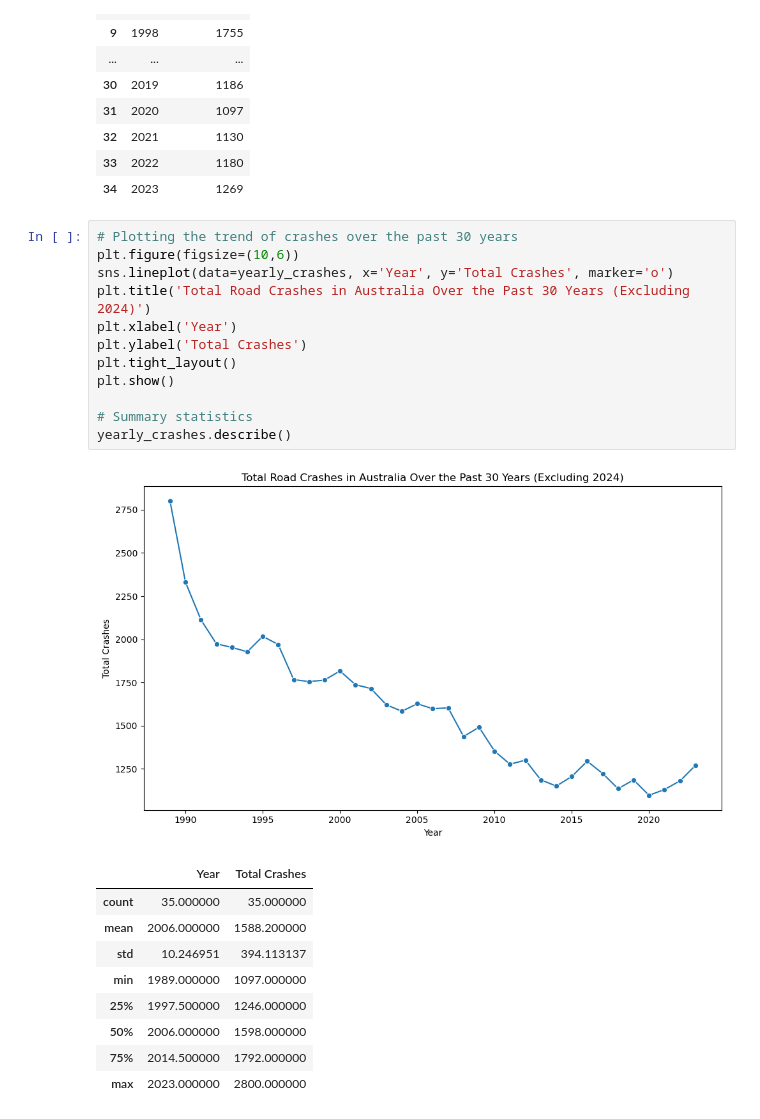
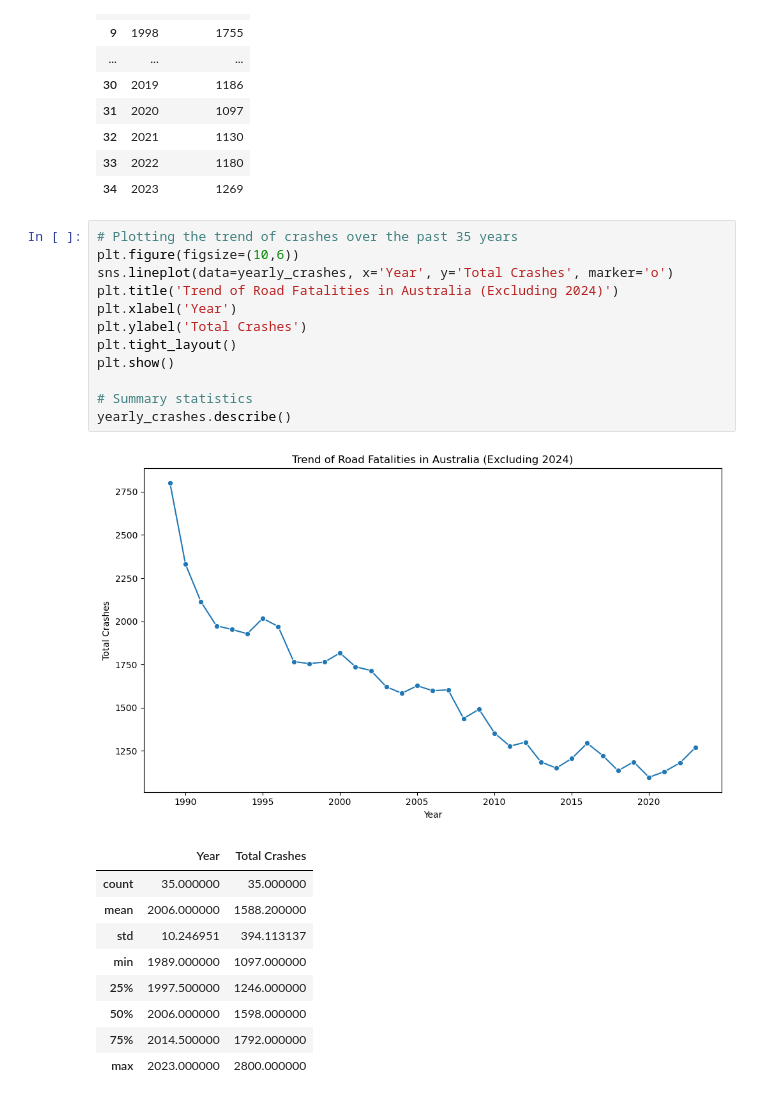
Before and after one commit to Yukitoshi12345/Australia-Road-Fatality, a Jupyter notebook: main.ipynb, the cells around one changed output. Drawn from its saved outputs; the diff is of its cells as text.

```diff
--- a/main.ipynb
+++ b/main.ipynb
@@ -97,19 +99,19 @@ yearly_crashes
 | 33 | 2022 | 1180 |
 | 34 | 2023 | 1269 |
 # %%
-# Plotting the trend of crashes over the past 30 years
+# Plotting the trend of crashes over the past 35 years
 plt.figure(figsize=(10,6))
 sns.lineplot(data=yearly_crashes, x='Year', y='Total Crashes', marker='o')
-plt.title('Total Road Crashes in Australia Over the Past 30 Years (Excluding 2024)')
+plt.title('Trend of Road Fatalities in Australia (Excluding 2024)')
 plt.xlabel('Year')
 plt.ylabel('Total Crashes')
 plt.tight_layout()
 plt.show()
 
 # Summary statistics
 yearly_crashes.describe()
 # %% [output]
-[figure, old version]
+[figure, new version]
 |  | Year | Total Crashes |
 | count | 35.000000 | 35.000000 |
 | mean | 2006.000000 | 1588.200000 |
```
Also changed, not shown: parts of 4 cells of this notebook, 4 other files.
